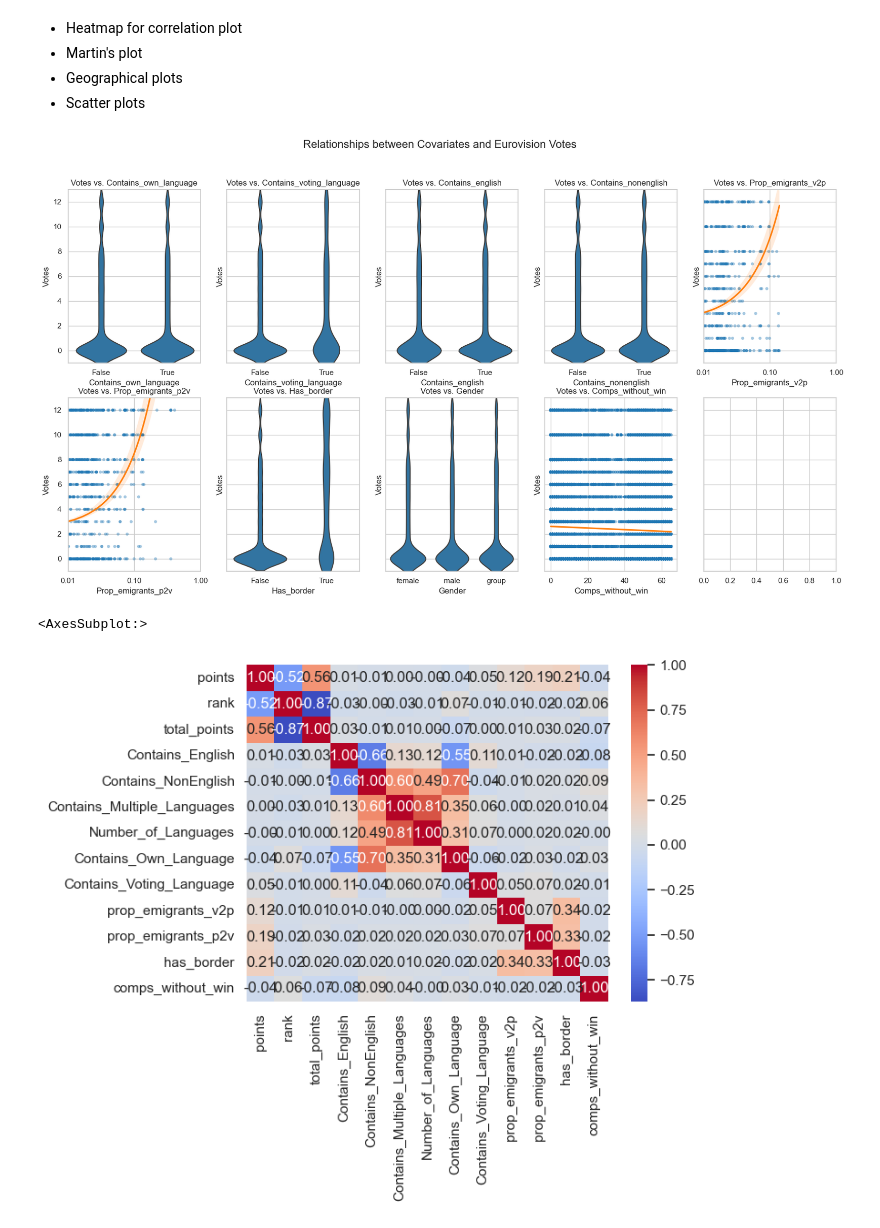
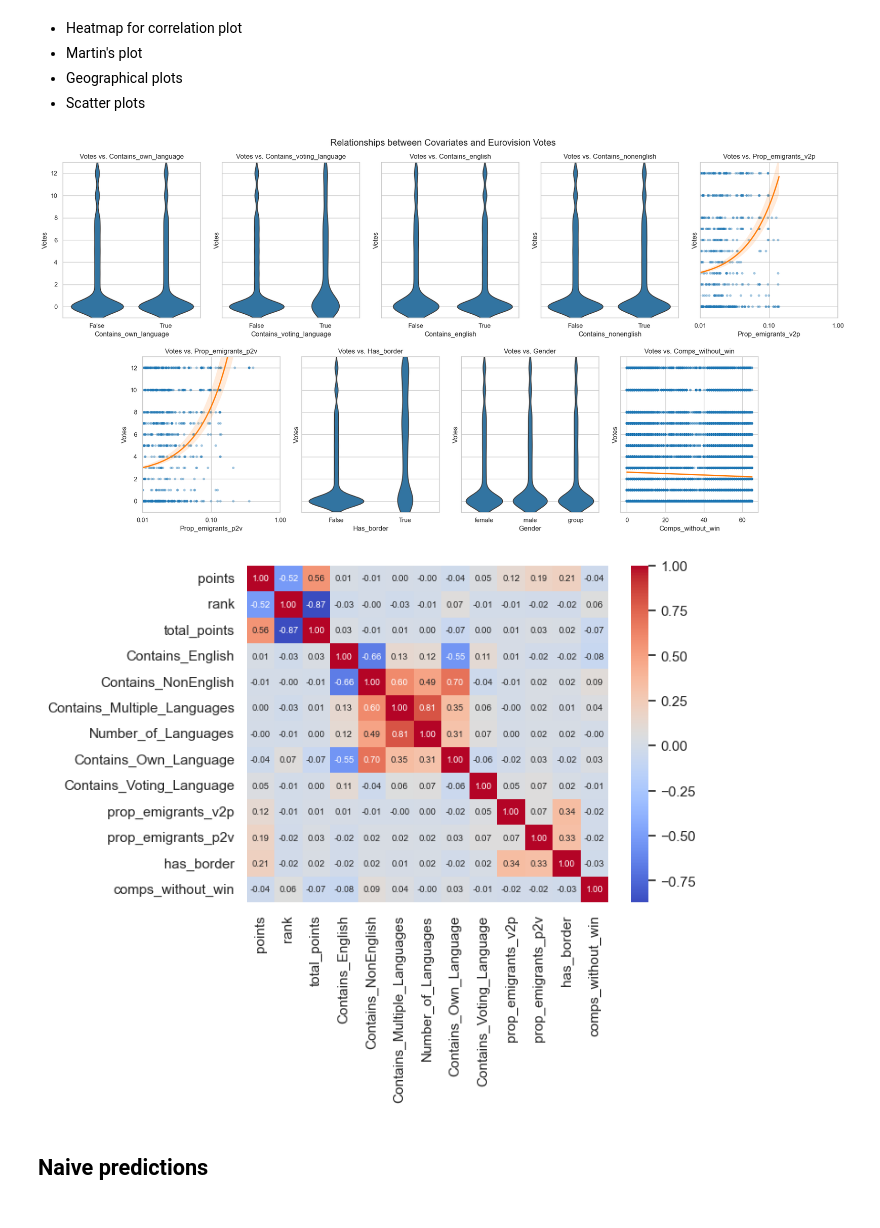
Before and after one commit to KatrionaGoldmann/Eurovision_TDS, a Jupyter notebook: eurovision/notebooks/story.ipynb, the cells around one changed output. Drawn from its saved outputs; the diff is of its cells as text; code cells hidden in the pictures.

```diff
--- a/eurovision/notebooks/story.ipynb
+++ b/eurovision/notebooks/story.ipynb
@@ -100,6 +111,6 @@ Index(['yugoslavia', 'italy', 'bulgaria', 'ukraine'], dtype='object', name='to_c
 # %%
 my_cmap = plt.get_cmap("magma_r")
-rescale = lambda y: (y) / (26)
+rescale = lambda y: y / 26
 
 
 def plot_country(code, ax, df_plot):
@@ -776,8 +788,8 @@ plt.xlabel('Points awarded')
 plt.ylabel('Frequency')
 plt.title('Frequency of Points Awarded Categorised by Gender\n(Dashed line indicates mean score)')
 plt.legend()
-plt.xticks(range(14))
-ax.set_xticklabels(list(range(13)) + [""])
+plt.xticks(range(13))
+ax.set_xticklabels([str(i) for i in range(13)])
 plt.show()
 # %% [output]
 [figure]
@@ -797,9 +809,7 @@ df_performance = df[['year', 'Artist', 'to_country',
        'comps_without_win',
        'Number_of_Languages', 'Contains_Own_Language', 'gender']].drop_duplicates()
 # %%
-import math
 import matplotlib
-
 
 # Define the variables of interest and their data types
 vars_of_interest = {
@@ -818,44 +828,51 @@ vars_of_interest = {
 nc = int(np.ceil(len(vars_of_interest)/2))
 fig, axes = plt.subplots(nrows=2, ncols=nc, figsize=(20, 10), sharey=True)
 
 # Loop through the dictionary
-i = 0
-for key, value in vars_of_interest.items():
-    j=0
-    k = i
-    if(i > (nc-1)):
-        j, k =1, i-nc
+for i, (key, value) in enumerate(vars_of_interest.items()):
+    j, k = 0, i
+    if i > (nc - 1):
+        j, k = 1, i - nc
 
     if value == 'categorical':
         sns.violinplot(ax=axes[j, k], x=key, y='points', data=df, color='tab:blue', inner=None, showmeans=True)
     elif value == 'binary':
         sns.violinplot(ax=axes[j, k], x=key, y='points', data=df, color='tab:blue', inner=None, showmeans=True)
-
-
     else:
         sns.regplot(ax=axes[j, k], x=key, y='points', data=df, ci=95,
                     color='tab:blue', scatter_kws={'alpha': 0.4, 'edgecolor': 'none', 's': 20},
                     line_kws={'color': 'tab:orange'})
 
         # if key contains Prop then log scale x axis
         if key.startswith('prop'):
             axes[j, k].set_xscale('log')
             axes[j, k].set_xticks([0.01, 0.1, 1, 10, 100])
             axes[j, k].get_xaxis().set_major_formatter(matplotlib.ticker.ScalarFormatter())
             axes[j, k].set_xlim(0.01, 1)
 
     axes[j, k].set_ylim(-1, 13)
     axes[j, k].set_xlabel(key.capitalize())
     axes[j, k].set_ylabel('Votes')
     axes[j, k].set_title(f'Votes vs. {key.capitalize()}')
 
-    i += 1
-
 fig.suptitle('Relationships between Covariates and Eurovision Votes', fontsize=16)
 
+fig.tight_layout()
+fig.subplots_adjust(hspace=0.25)
+
+# Shuffle the bottom row along there are an odd number of variables
+if len(vars_of_interest) % 2 == 1:
+    axes[1][-1].remove()
+    # distance between two axes
+    if len(vars_of_interest) >= 3:
+        dist = axes[0][1].get_position().x0 - axes[0][0].get_position().x0
+        for ax in axes[1]:
+            pos = ax.get_position()
+            ax.set_position([pos.x0 + (dist / 2), pos.y0, pos.width, pos.height])
+
 plt.show()
 # %% [output]
-[figure, old version]
+[figure, new version]
 # %%
 # correlation plot of numeric and binary variables
 df_corr = df[['to_country', 'from_country', 'points', 'rank',
@@ -867,7 +884,9 @@ df_corr = df[['to_country', 'from_country', 'points', 'rank',
        'comps_without_win']].drop_duplicates()
 
 # heatmap of the correlation matrix
-sns.heatmap(df_corr.corr(), cmap='coolwarm', annot=True, fmt='.2f')
+sns.heatmap(df_corr.corr(numeric_only=True), cmap='coolwarm', annot=True, fmt='.2f', annot_kws={'fontsize': 7})
+plt.show()
 # %% [output]
-<AxesSubplot:>
-[figure, old version]
+[figure, new version]
+# %% [markdown]
+## Naive predictions
```
Also changed, not shown: parts of 16 cells of this notebook.
